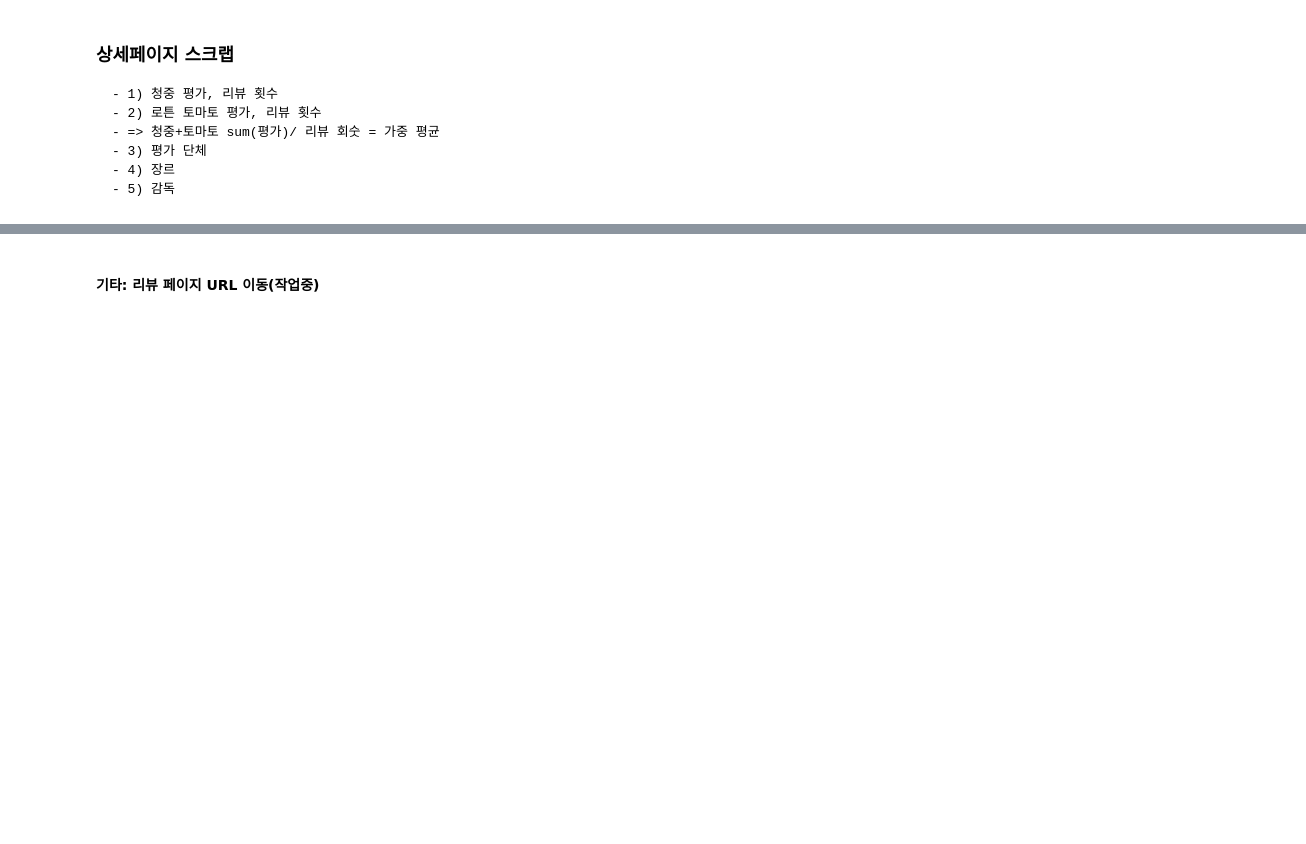
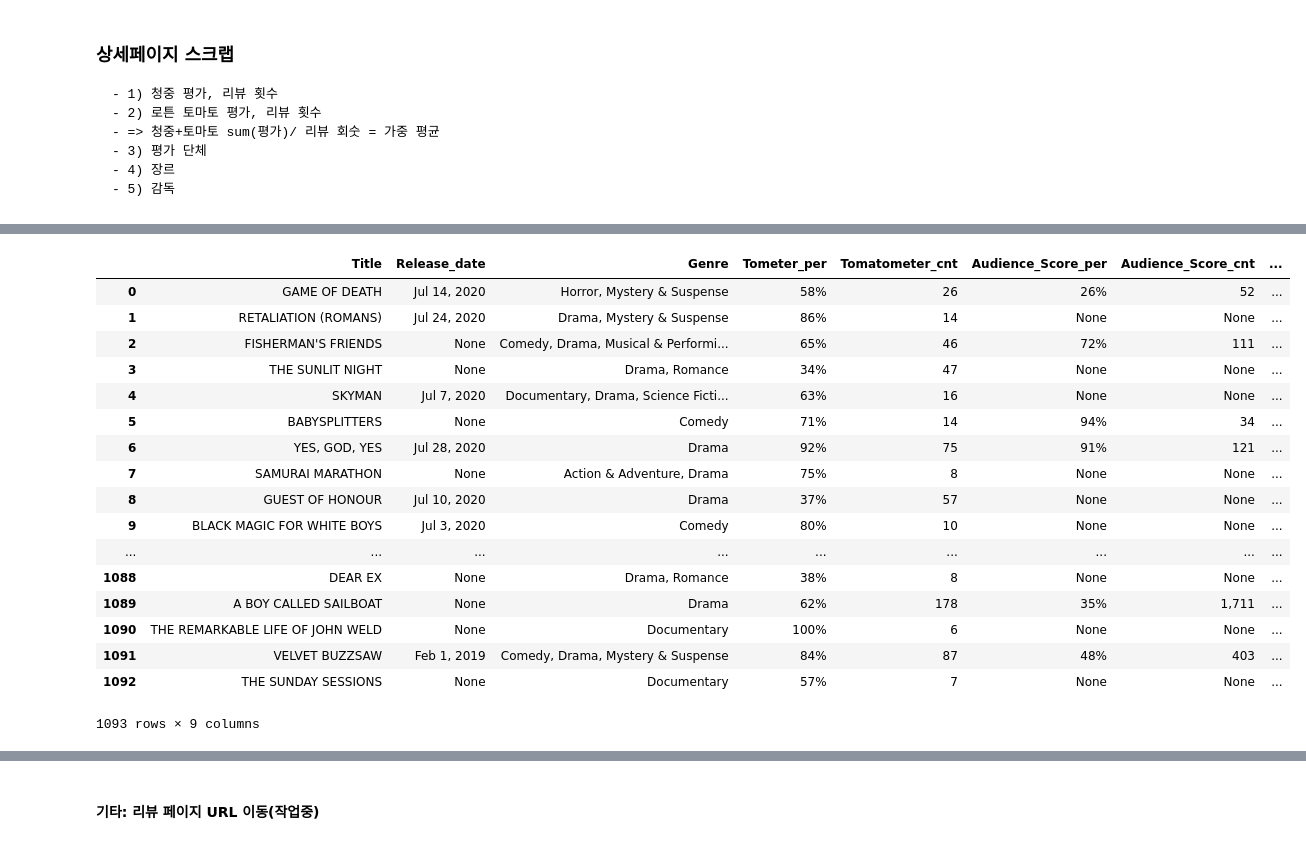
Before and after one commit to hwaoLab/ETC, a Jupyter notebook: Web Crwaling, rottentomatoes .ipynb, the cells around one changed output, grey strips where cells are left out. Cells and saved outputs as stored; diff of their text form; code cells hidden in the pictures; blank space fills up the shorter version.

```diff
--- a/Web Crwaling, rottentomatoes .ipynb
+++ b/Web Crwaling, rottentomatoes .ipynb
@@ -188,14 +207,41 @@ for url in detail_page:
 # %%
-data = pd.DataFrame(title, columns = ["title"]) # ,"release_date"])#,Directed_By)#, columns = ["Rating","Directed_By"])
-#data['Release_date'] = Release_Date
-#data['detail_page'] = detail_page[:5]
-data['Genre'] = Genre
+data = pd.DataFrame(Movie_name[:1093], columns = ["Title"]) # ,"release_date"])#,Directed_By)#, columns = ["Rating","Directed_By"])
+data['Release_date'] = Release_Date[:1093]
+data['Genre'] = Genre[:1093]
+
 data['Tometer_per'] = Tomatometer_per
 data['Tomatometer_cnt'] = Tomatometer_cnt
 data['Audience_Score_per'] = Audience_Score_per
 data['Audience_Score_cnt'] = Audience_Score_cnt
-data['Rating_Compony'] = Rating
-data['Directed_By'] = Directed_By
+
+data['Rating_Compony'] = Rating[:1093]
+data['Directed_By'] = Directed_By[:1093]
+
+
+#data['detail_page'] = detail_page[:1093]
+len(Rating)
+
+## 점수 칸만 1095개 나머지는 1093개
+data
+# %% [output]
+|  | Title | Release_date | Genre | Tometer_per | Tomatometer_cnt | Audience_Score_per | Audience_Score_cnt | ... |
+| 0 | GAME OF DEATH | Jul 14, 2020 | Horror, Mystery & Suspense | 58% | 26 | 26% | 52 | ... |
+| 1 | RETALIATION (ROMANS) | Jul 24, 2020 | Drama, Mystery & Suspense | 86% | 14 | None | None | ... |
+| 2 | FISHERMAN'S FRIENDS | None | Comedy, Drama, Musical & Performi... | 65% | 46 | 72% | 111 | ... |
+| 3 | THE SUNLIT NIGHT | None | Drama, Romance | 34% | 47 | None | None | ... |
+| 4 | SKYMAN | Jul 7, 2020 | Documentary, Drama, Science Ficti... | 63% | 16 | None | None | ... |
+| 5 | BABYSPLITTERS | None | Comedy | 71% | 14 | 94% | 34 | ... |
+| 6 | YES, GOD, YES | Jul 28, 2020 | Drama | 92% | 75 | 91% | 121 | ... |
+| 7 | SAMURAI MARATHON | None | Action & Adventure, Drama | 75% | 8 | None | None | ... |
+| 8 | GUEST OF HONOUR | Jul 10, 2020 | Drama | 37% | 57 | None | None | ... |
+| 9 | BLACK MAGIC FOR WHITE BOYS | Jul 3, 2020 | Comedy | 80% | 10 | None | None | ... |
+| ... | ... | ... | ... | ... | ... | ... | ... | ... |
+| 1088 | DEAR EX | None | Drama, Romance | 38% | 8 | None | None | ... |
+| 1089 | A BOY CALLED SAILBOAT | None | Drama | 62% | 178 | 35% | 1,711 | ... |
+| 1090 | THE REMARKABLE LIFE OF JOHN WELD | None | Documentary | 100% | 6 | None | None | ... |
+| 1091 | VELVET BUZZSAW | Feb 1, 2019 | Comedy, Drama, Mystery & Suspense | 84% | 87 | 48% | 403 | ... |
+| 1092 | THE SUNDAY SESSIONS | None | Documentary | 57% | 7 | None | None | ... |
+1093 rows × 9 columns
 # %%
 data
 # %% [output]
```
Also changed, not shown: parts of 12 cells of this notebook.
